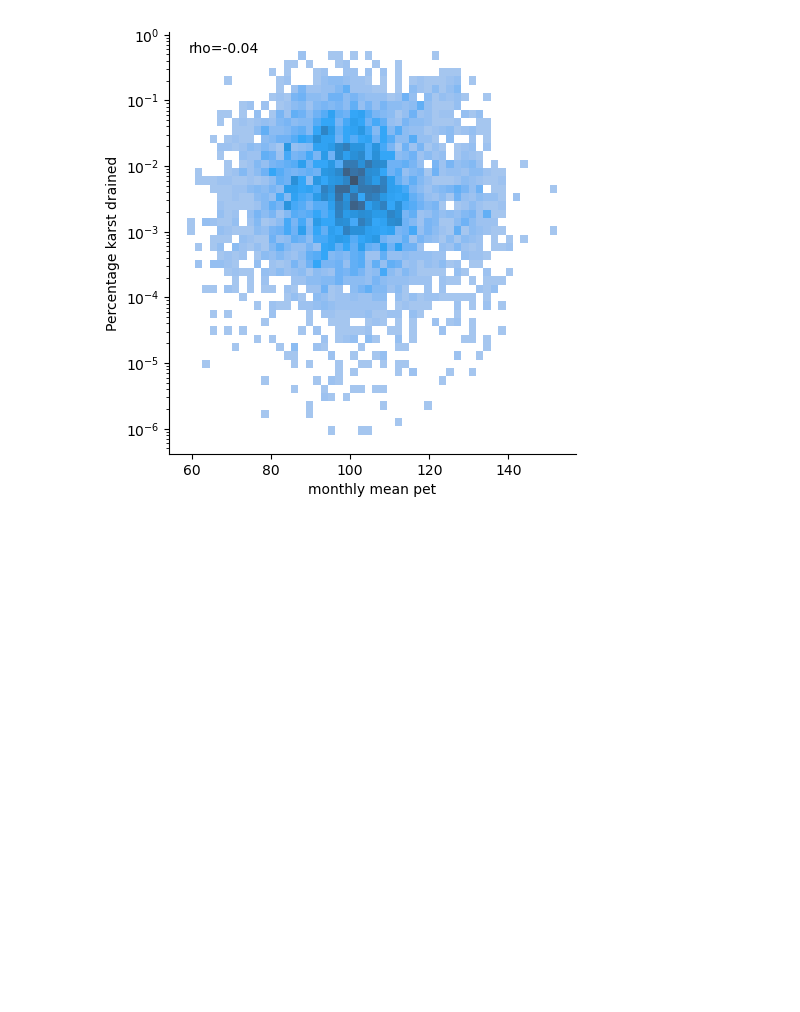
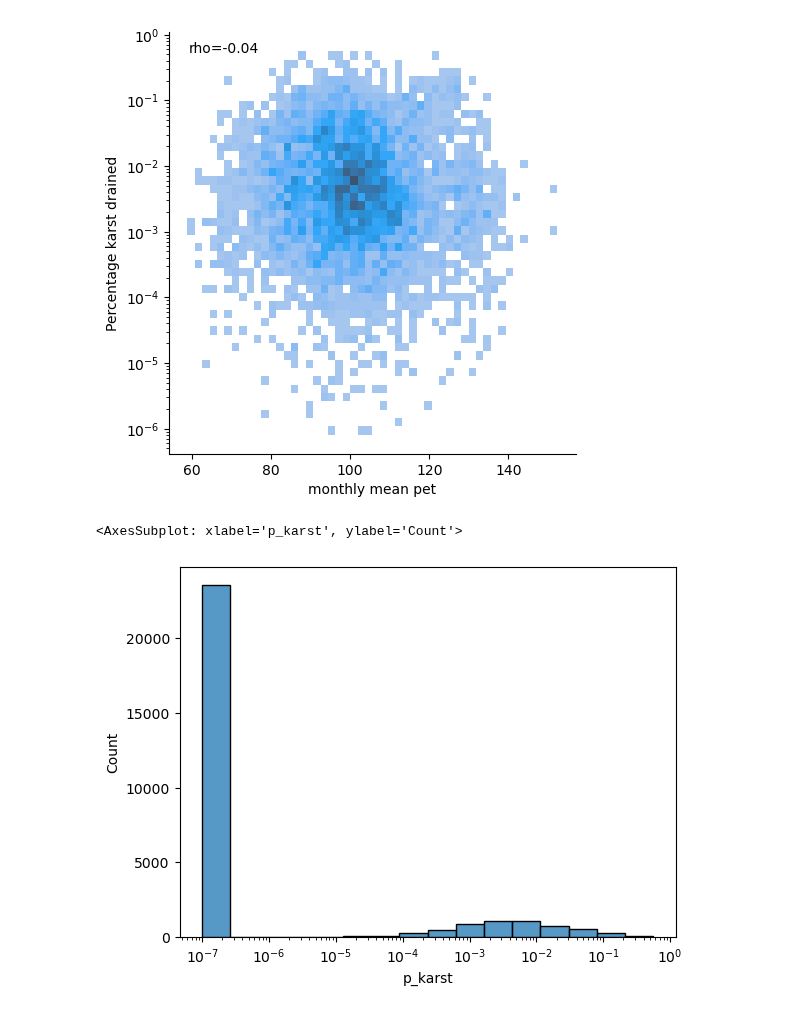
Before and after one commit to CovingtonResearchGroup/sinkhole_analysis, a Jupyter notebook: p_karst_comparison.ipynb, the cells around one changed output. Cells and saved outputs as stored; diff of their text form; code cells hidden in the pictures; blank space fills up the shorter version.

Commit message:
p_karst histograms

```diff
--- a/p_karst_comparison.ipynb
+++ b/p_karst_comparison.ipynb
@@ -167,3 +167,10 @@ for param in raster_key.index:
 [figure]
 [figure]
 [figure]
+# %%
+p_karst_no_zeros = p_karst.copy()
+p_karst_no_zeros[p_karst_no_zeros==0] = 1e-7
+sns.histplot(p_karst_no_zeros, log_scale=True)
+# %% [output]
+<AxesSubplot: xlabel='p_karst', ylabel='Count'>
+[figure, added]
```
Also changed, not shown: parts of 1 cell of this notebook.
